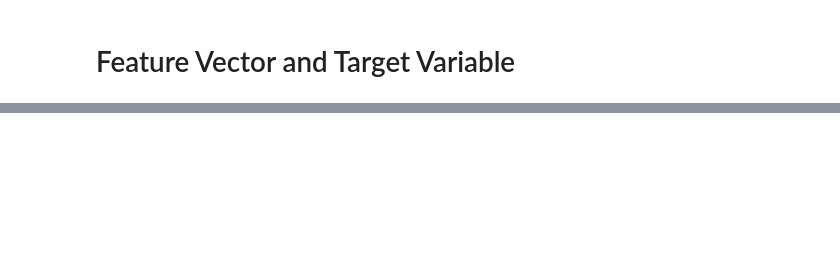
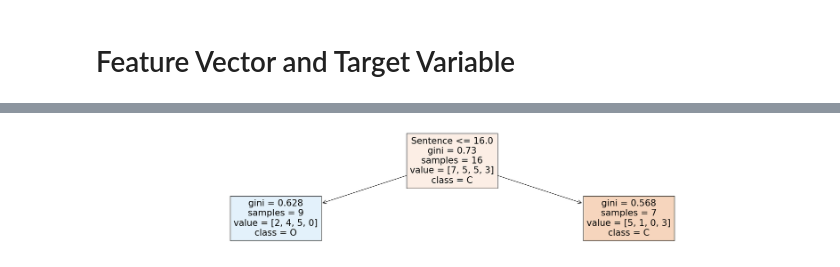
Before and after one commit to Dhyey17/LY-Project, a Jupyter notebook: PICO Classification/Classification Model.ipynb, the cells around one changed output, grey strips where cells are left out. Drawn from its saved outputs; the diff is of its cells as text; code cells hidden in the pictures; blank space fills up the shorter version.

```diff
--- a/PICO Classification/Classification Model.ipynb
+++ b/PICO Classification/Classification Model.ipynb
@@ -107,0 +168,5 @@ import nltk.corpus
+# %%
+plt.figure(figsize=(30,5))
+plot_tree(rf_best.estimators_[2],feature_names=['Sentence'],class_names=['C','I','O','P'],filled=True);
+# %% [output]
+[figure, added]
```
Also changed, not shown: parts of 31 cells of this notebook.
